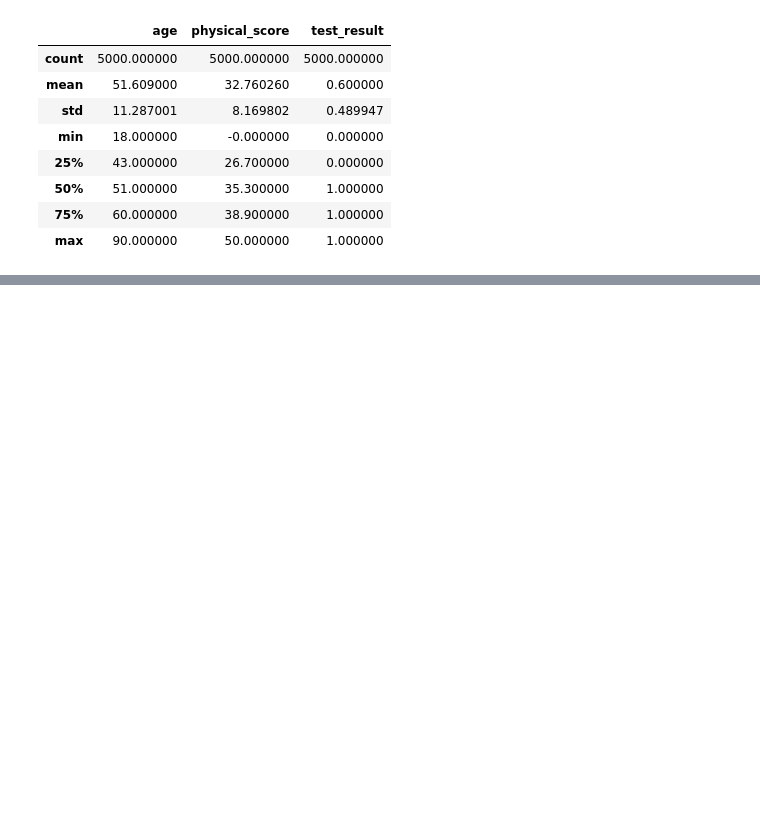
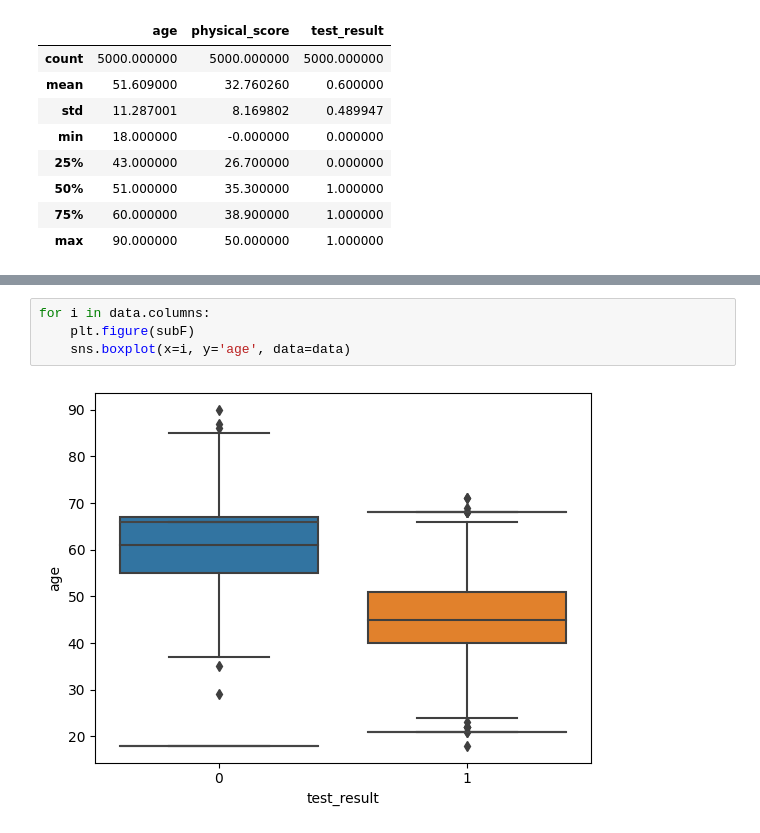
Before and after one commit to syedsajjadaskari/MachineLearning, a Jupyter notebook: Logistic/logistic_regression.ipynb, the cells around one changed output, grey strips where cells are left out. Drawn from its saved outputs; the diff is of its cells as text; blank space fills up the shorter version.

```diff
--- a/Logistic/logistic_regression.ipynb
+++ b/Logistic/logistic_regression.ipynb
@@ -38,0 +65,6 @@ data.describe()
+# %%
+for i in data.columns:
+    plt.figure(subF)
+    sns.boxplot(x=i, y='age', data=data)
+# %% [output]
+[figure, added]
```
Also changed, not shown: parts of 17 cells of this notebook, 2 other files.
